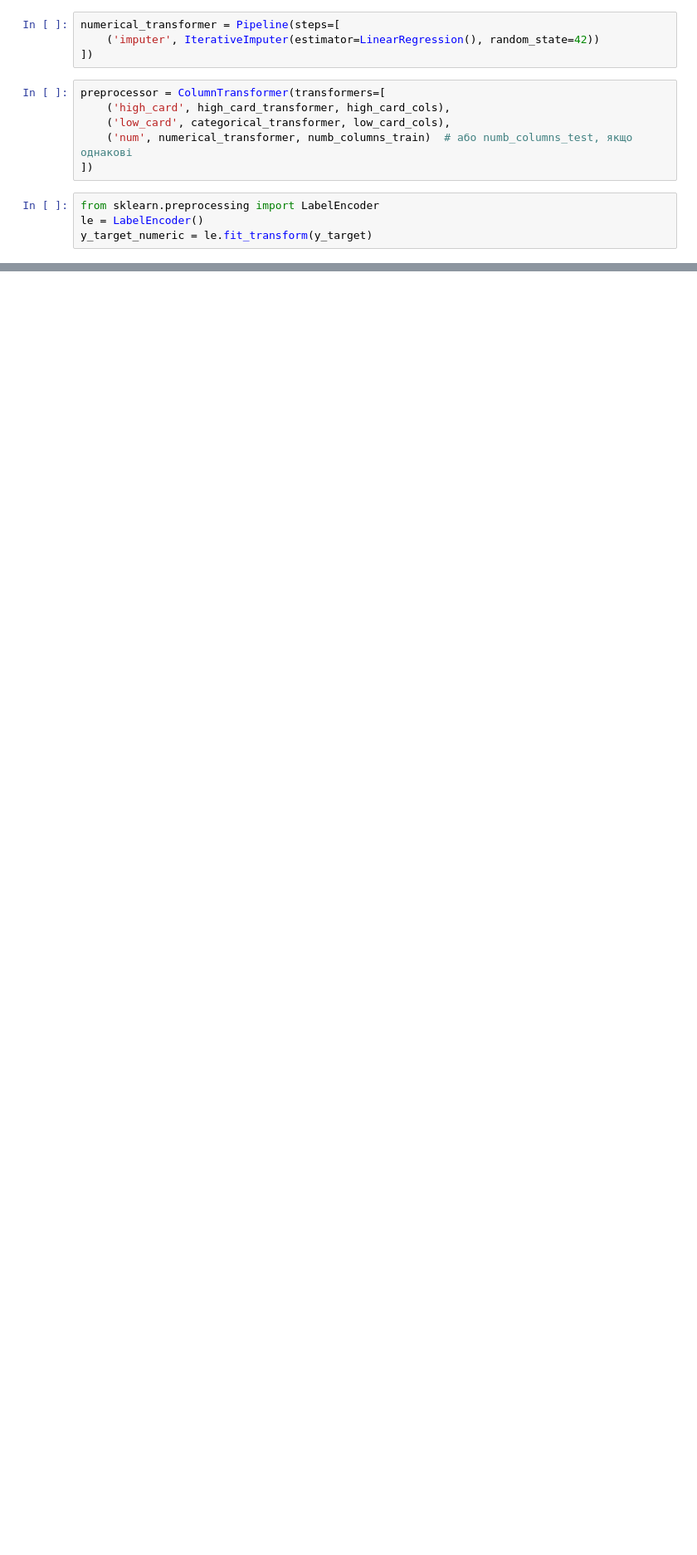
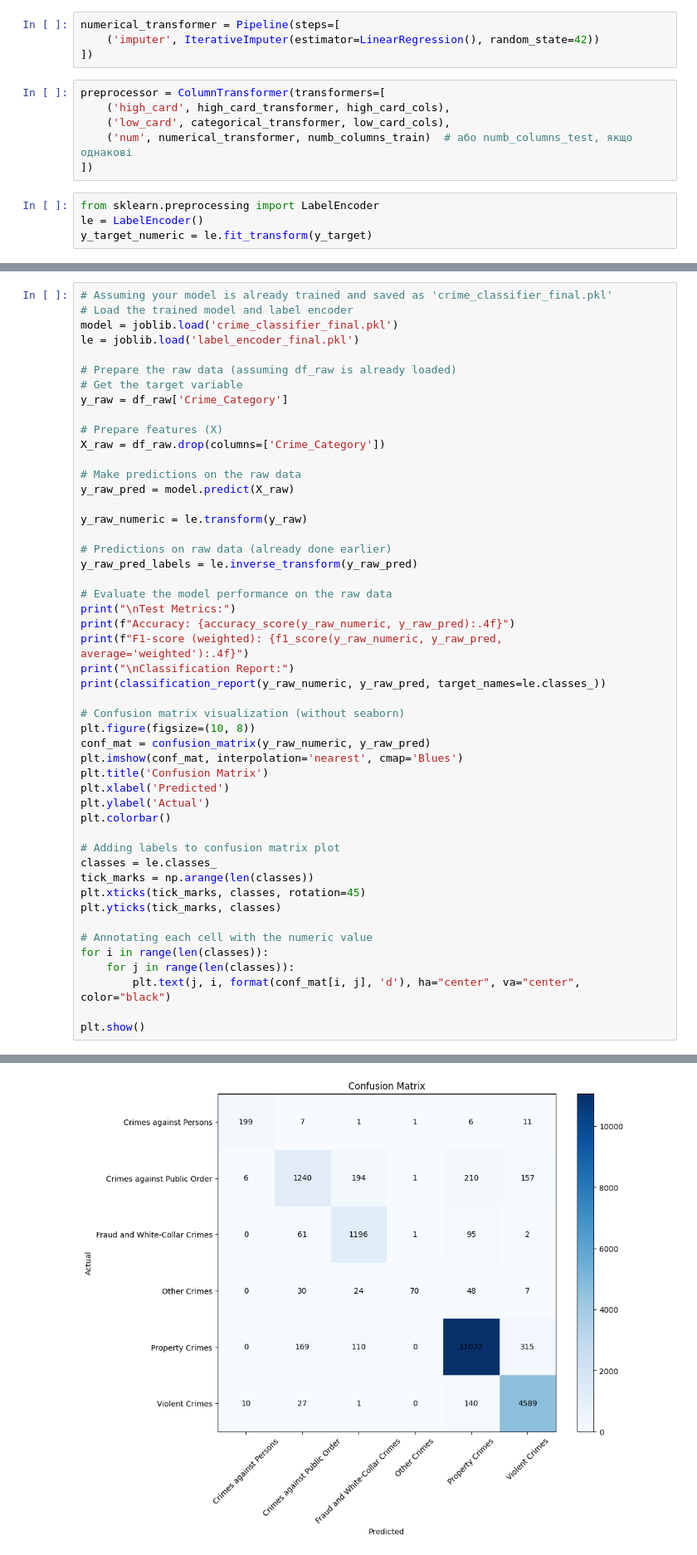
Before and after one commit to mssamoilenko/data_analysis_crime_samoilenko, a Jupyter notebook: data-analysis-crime-samoilenko-true.ipynb, the cells around one changed output, grey strips where cells are left out. Shown at 83% size. Saved outputs shown, nothing was run; the diff lists cells and outputs as text; blank space fills up the shorter version.

```diff
--- a/data-analysis-crime-samoilenko-true.ipynb
+++ b/data-analysis-crime-samoilenko-true.ipynb
@@ -715,0 +697,50 @@ print(f"R² Score: {r2_best:.4f}")
+# %%
+# Assuming your model is already trained and saved as 'crime_classifier_final.pkl'
+# Load the trained model and label encoder
+model = joblib.load('crime_classifier_final.pkl')
+le = joblib.load('label_encoder_final.pkl')
+
+# Prepare the raw data (assuming df_raw is already loaded)
+# Get the target variable
+y_raw = df_raw['Crime_Category']
+
+# Prepare features (X)
+X_raw = df_raw.drop(columns=['Crime_Category'])
+
+# Make predictions on the raw data
+y_raw_pred = model.predict(X_raw)
+
+y_raw_numeric = le.transform(y_raw)
+
+# Predictions on raw data (already done earlier)
+y_raw_pred_labels = le.inverse_transform(y_raw_pred)
+
+# Evaluate the model performance on the raw data
+print("\nTest Metrics:")
+print(f"Accuracy: {accuracy_score(y_raw_numeric, y_raw_pred):.4f}")
+print(f"F1-score (weighted): {f1_score(y_raw_numeric, y_raw_pred, average='weighted'):.4f}")
+print("\nClassification Report:")
+print(classification_report(y_raw_numeric, y_raw_pred, target_names=le.classes_))
+
+# Confusion matrix visualization (without seaborn)
+plt.figure(figsize=(10, 8))
+conf_mat = confusion_matrix(y_raw_numeric, y_raw_pred)
+plt.imshow(conf_mat, interpolation='nearest', cmap='Blues')
+plt.title('Confusion Matrix')
+plt.xlabel('Predicted')
+plt.ylabel('Actual')
+plt.colorbar()
+
+# Adding labels to confusion matrix plot
+classes = le.classes_
+tick_marks = np.arange(len(classes))
+plt.xticks(tick_marks, classes, rotation=45)
+plt.yticks(tick_marks, classes)
+
+# Annotating each cell with the numeric value
+for i in range(len(classes)):
+    for j in range(len(classes)):
+        plt.text(j, i, format(conf_mat[i, j], 'd'), ha="center", va="center", color="black")
+
+plt.show()
+# %% [output]
@@ -715,0 +764 @@ print(f"R² Score: {r2_best:.4f}")
+[figure, added]
```
Also changed, not shown: parts of 13 cells of this notebook.
